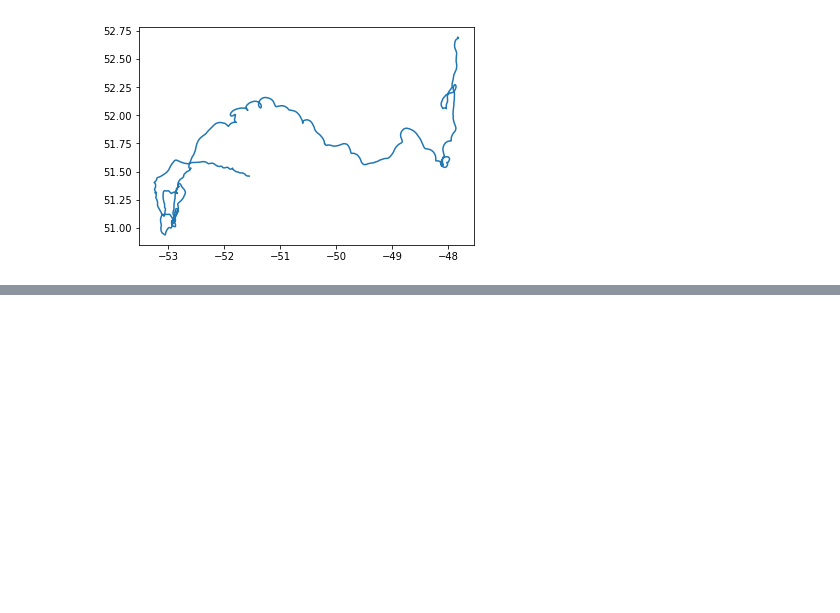
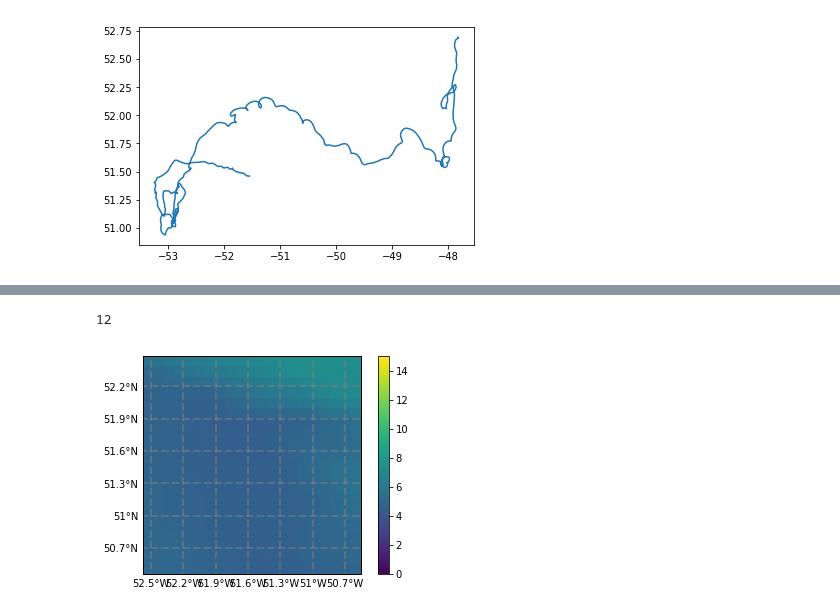
Before and after one commit to evankielley/IceDEF, a Jupyter notebook: notebooks/drift_simulator.ipynb, the cells around one changed output, grey strips where cells are left out. Saved outputs shown, nothing was run; the diff lists cells and outputs as text; code cells hidden in the pictures; blank space fills up the shorter version.

Commit message:
added workings for new animation algorithm

```diff
--- a/notebooks/drift_simulator.ipynb
+++ b/notebooks/drift_simulator.ipynb
@@ -376,0 +263,30 @@ metocean_animation(drift_track, data_grid, data, fname='wind_anim',
+# %%
+x_berg = sim.history['x'][:100]
+y_berg = sim.history['y'][:100]
+t_berg = nc.date2num(sim.history['t'][:100], atm_data.T_UNITS, atm_data.T_CALENDAR)
+
+x0 = min(x_berg)-1; xf = max(x_berg)+1; dx = 0.1
+y0 = min(y_berg)-1; yf = max(y_berg)+1; dy = 0.1
+t0 = min(t_berg)-1; tf = max(t_berg)+1; dt = 1
+
+xid0 = np.where(abs(atm_data.lons - x0) < (atm_data.lons[1]-atm_data.lons[0]))[0][0]
+xidf = np.where(abs(atm_data.lons - xf) < (atm_data.lons[1]-atm_data.lons[0]))[0][-1]
+yid0 = np.where(abs(atm_data.lats - y0) < (atm_data.lats[1]-atm_data.lats[0]))[0][0]
+yidf = np.where(abs(atm_data.lats - yf) < (atm_data.lats[1]-atm_data.lats[0]))[0][-1]
+tid0 = np.where(abs(atm_data.times - t0) < (atm_data.times[1]-atm_data.times[0]))[0][0]
+tidf = np.where(abs(atm_data.times - tf) < (atm_data.times[1]-atm_data.times[0]))[0][-1]
+
+x_slice = atm_data.lons[xid0:xidf+1]
+y_slice = atm_data.lats[yid0:yidf+1]
+t_slice = atm_data.times[tid0:tidf+1]
+
+u_data = atm_data.U[tid0:tidf+1, yid0:yidf+1, xid0:xidf+1]
+v_data = atm_data.V[tid0:tidf+1, yid0:yidf+1, xid0:xidf+1]
+
+
+berg_metocean_animation(x_berg, y_berg, t_berg, x0, xf, dx, y0, yf, dy, t0, tf, dt,
+                        x_slice, y_slice, t_slice, u_data, v_data,
+                        fname='wind_anim', vmin=0, vmax=15, scale=20)
+# %% [output]
+12
+[figure, added]
```
Also changed, not shown: parts of 12 cells of this notebook.
